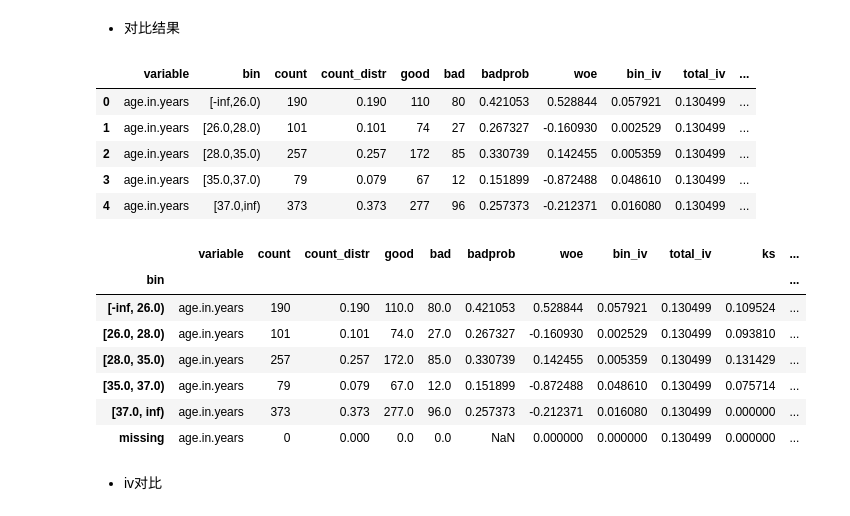
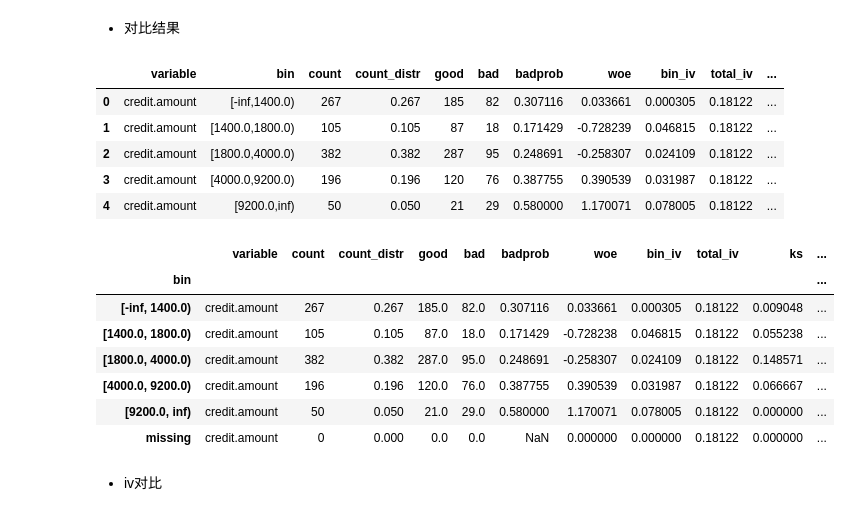
Before and after one commit to zk403/mlearn, a Jupyter notebook: demo/1.分箱对比scorecardpy.ipynb, the cells around one changed output. Saved outputs shown, nothing was run; the diff lists cells and outputs as text; code cells hidden in the pictures.

```diff
--- a/demo/1.分箱对比scorecardpy.ipynb
+++ b/demo/1.分箱对比scorecardpy.ipynb
@@ -47,25 +50,25 @@ Wall time: 656 ms
 # %% [markdown]
 + 对比结果
 # %%
-bins_sc['age.in.years']
+bins_sc['credit.amount']
 # %% [output]
 |  | variable | bin | count | count_distr | good | bad | badprob | woe | bin_iv | total_iv | ... |
-| 0 | age.in.years | [-inf,26.0) | 190 | 0.190 | 110 | 80 | 0.421053 | 0.528844 | 0.057921 | 0.130499 | ... |
-| 1 | age.in.years | [26.0,28.0) | 101 | 0.101 | 74 | 27 | 0.267327 | -0.160930 | 0.002529 | 0.130499 | ... |
-| 2 | age.in.years | [28.0,35.0) | 257 | 0.257 | 172 | 85 | 0.330739 | 0.142455 | 0.005359 | 0.130499 | ... |
-| 3 | age.in.years | [35.0,37.0) | 79 | 0.079 | 67 | 12 | 0.151899 | -0.872488 | 0.048610 | 0.130499 | ... |
-| 4 | age.in.years | [37.0,inf) | 373 | 0.373 | 277 | 96 | 0.257373 | -0.212371 | 0.016080 | 0.130499 | ... |
+| 0 | credit.amount | [-inf,1400.0) | 267 | 0.267 | 185 | 82 | 0.307116 | 0.033661 | 0.000305 | 0.18122 | ... |
+| 1 | credit.amount | [1400.0,1800.0) | 105 | 0.105 | 87 | 18 | 0.171429 | -0.728239 | 0.046815 | 0.18122 | ... |
+| 2 | credit.amount | [1800.0,4000.0) | 382 | 0.382 | 287 | 95 | 0.248691 | -0.258307 | 0.024109 | 0.18122 | ... |
+| 3 | credit.amount | [4000.0,9200.0) | 196 | 0.196 | 120 | 76 | 0.387755 | 0.390539 | 0.031987 | 0.18122 | ... |
+| 4 | credit.amount | [9200.0,inf) | 50 | 0.050 | 21 | 29 | 0.580000 | 1.170071 | 0.078005 | 0.18122 | ... |
 # %%
-bins_bm['age.in.years']
+bins_bm['credit.amount']
 # %% [output]
 |  | variable | count | count_distr | good | bad | badprob | woe | bin_iv | total_iv | ks | ... |
 | bin |  |  |  |  |  |  |  |  |  |  | ... |
-| [-inf, 26.0) | age.in.years | 190 | 0.190 | 110.0 | 80.0 | 0.421053 | 0.528844 | 0.057921 | 0.130499 | 0.109524 | ... |
-| [26.0, 28.0) | age.in.years | 101 | 0.101 | 74.0 | 27.0 | 0.267327 | -0.160930 | 0.002529 | 0.130499 | 0.093810 | ... |
-| [28.0, 35.0) | age.in.years | 257 | 0.257 | 172.0 | 85.0 | 0.330739 | 0.142455 | 0.005359 | 0.130499 | 0.131429 | ... |
-| [35.0, 37.0) | age.in.years | 79 | 0.079 | 67.0 | 12.0 | 0.151899 | -0.872488 | 0.048610 | 0.130499 | 0.075714 | ... |
-| [37.0, inf) | age.in.years | 373 | 0.373 | 277.0 | 96.0 | 0.257373 | -0.212371 | 0.016080 | 0.130499 | 0.000000 | ... |
-| missing | age.in.years | 0 | 0.000 | 0.0 | 0.0 | NaN | 0.000000 | 0.000000 | 0.130499 | 0.000000 | ... |
+| [-inf, 1400.0) | credit.amount | 267 | 0.267 | 185.0 | 82.0 | 0.307116 | 0.033661 | 0.000305 | 0.18122 | 0.009048 | ... |
+| [1400.0, 1800.0) | credit.amount | 105 | 0.105 | 87.0 | 18.0 | 0.171429 | -0.728238 | 0.046815 | 0.18122 | 0.055238 | ... |
+| [1800.0, 4000.0) | credit.amount | 382 | 0.382 | 287.0 | 95.0 | 0.248691 | -0.258307 | 0.024109 | 0.18122 | 0.148571 | ... |
+| [4000.0, 9200.0) | credit.amount | 196 | 0.196 | 120.0 | 76.0 | 0.387755 | 0.390539 | 0.031987 | 0.18122 | 0.066667 | ... |
+| [9200.0, inf) | credit.amount | 50 | 0.050 | 21.0 | 29.0 | 0.580000 | 1.170071 | 0.078005 | 0.18122 | 0.000000 | ... |
+| missing | credit.amount | 0 | 0.000 | 0.0 | 0.0 | NaN | 0.000000 | 0.000000 | 0.18122 | 0.000000 | ... |
 # %% [markdown]
 + iv对比
 # %%
```
Also changed, not shown: parts of 33 cells of this notebook, 3 other files.
